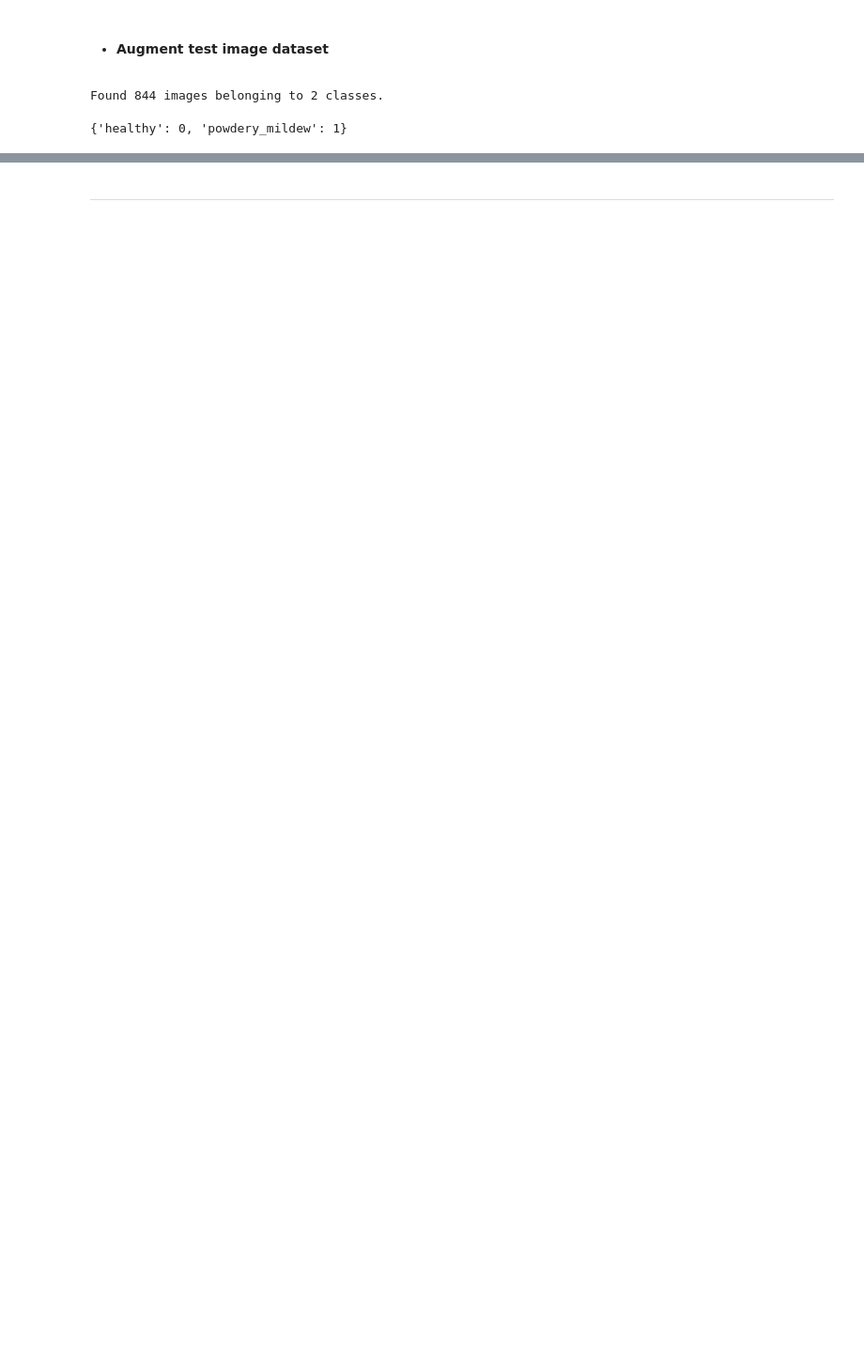
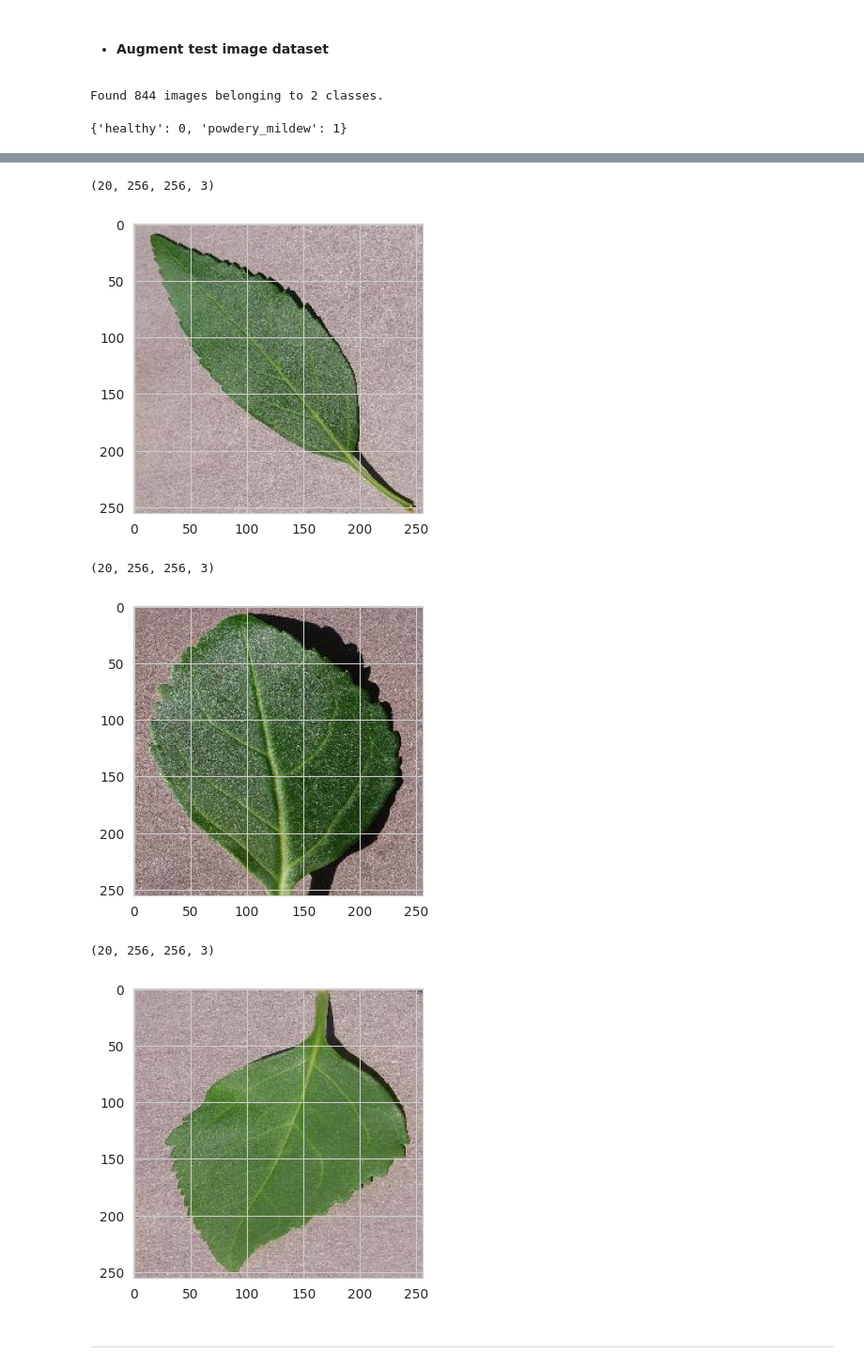
Before and after one commit to Diegomoro415/mildew_detection, a Jupyter notebook: jupyter_notebooks/MoldelingEvaluation.ipynb, the cells around one changed output, grey strips where cells are left out. Shown at 94% size. Cells and saved outputs as stored; diff of their text form; code cells hidden in the pictures; blank space fills up the shorter version.

Commit message:
add ml model, test model and model summary

```diff
--- a/jupyter_notebooks/MoldelingEvaluation.ipynb
+++ b/jupyter_notebooks/MoldelingEvaluation.ipynb
@@ -246,9 +249,16 @@ Found 844 images belonging to 2 classes.
 # %%
 for _ in range(3):
-    plt.figure(figsize=(3, 3))
-    img, label = train_set.next()
+    plt.figure(figsize=(4, 4))
+    img, label = test_set.next()
     print(img.shape)
     plt.imshow(img[0])
     plt.show()
+# %% [output]
+(20, 256, 256, 3)
+[figure, added]
+(20, 256, 256, 3)
+[figure, added]
+(20, 256, 256, 3)
+[figure, added]
 # %% [markdown]
 ---
```
Also changed, not shown: parts of 18 cells of this notebook.
